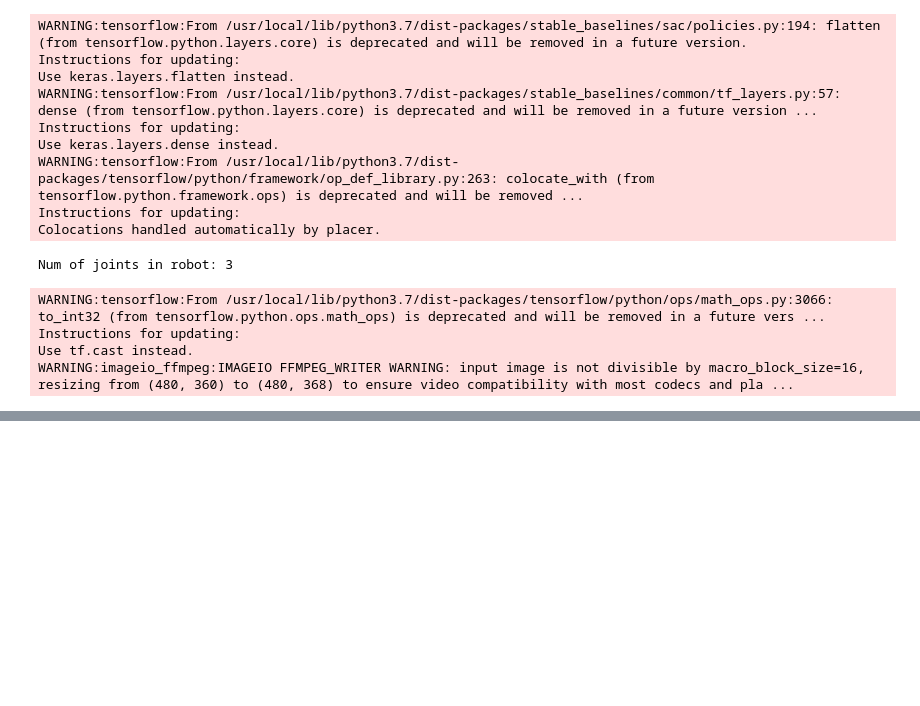
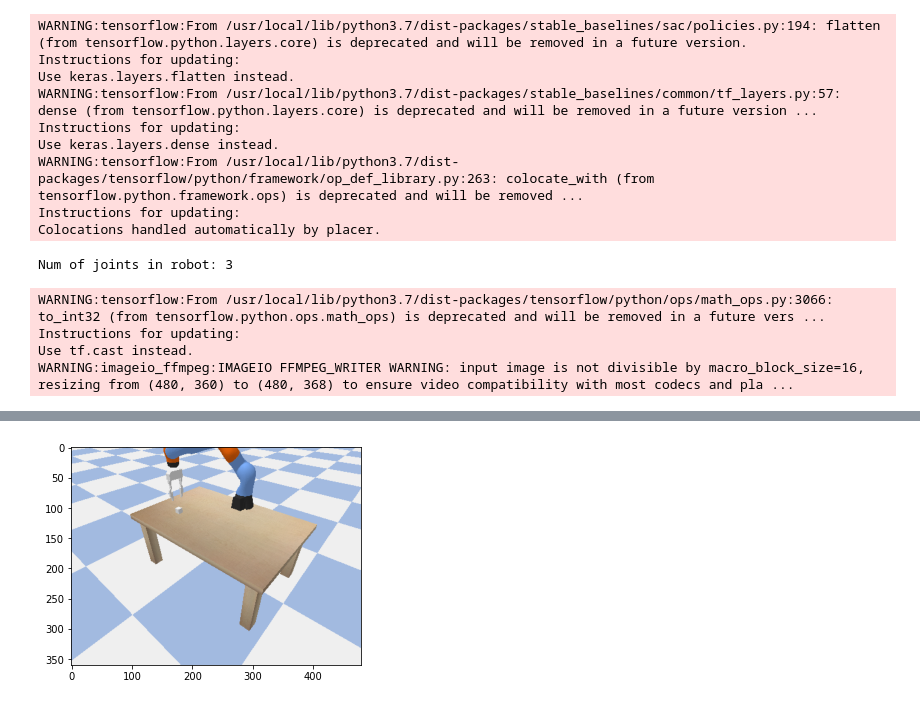
Before and after one commit to ZacharyZekaiXu/ZekaiXu_CrossmodalRecognition, a Jupyter notebook: PusherTask.ipynb, the cells around one changed output, grey strips where cells are left out. Drawn from its saved outputs; the diff is of its cells as text; code cells hidden in the pictures; blank space fills up the shorter version.

```diff
--- a/PusherTask.ipynb
+++ b/PusherTask.ipynb
@@ -338,0 +334,82 @@ HTML('<video width=480 controls><source src="%s" type="video/mp4"></video>' % da
+# %%
+p.connect(p.DIRECT) #or p.GUI for graphical version
+p.setAdditionalSearchPath(pybullet_data.getDataPath())
+p.setGravity(0,0,-10)
+
+plane_id = p.loadURDF("plane.urdf")
+kuka_id = p.loadURDF("kuka_iiwa/model_vr_limits.urdf", 1.400000, -0.200000, 0.600000, 0.000000, 0.000000, 0.000000, 1.000000)
+kuka_gripper_id = p.loadSDF("gripper/wsg50_one_motor_gripper_new_free_base.sdf")[0]
+table_id = p.loadURDF("table/table.urdf", basePosition=[1.0, -0.2, 0.0], baseOrientation=[0, 0, 0.7071, 0.7071])
+cube_id = p.loadURDF("cube.urdf", basePosition=[0.85, -0.2, 0.65], globalScaling=0.05)
+
+# attach gripper to kuka arm
+kuka_cid = p.createConstraint(kuka_id, 6, kuka_gripper_id, 0, p.JOINT_FIXED, [0, 0, 0], [0, 0, 0.05], [0, 0, 0])
+kuka_cid2 = p.createConstraint(kuka_gripper_id, 4, kuka_gripper_id, 6, jointType=p.JOINT_GEAR, jointAxis=[1,1,1], parentFramePosition=[0,0,0], childFramePosition=[0,0,0])
+p.changeConstraint(kuka_cid2, gearRatio=-1, erp=0.5, relativePositionTarget=0, maxForce=100)
+
+# reset kuka
+jointPositions = [-0.000000, -0.000000, 0.000000, 1.570793, 0.000000, -1.036725, 0.000001]
+for jointIndex in range(p.getNumJoints(kuka_id)):
+    p.resetJointState(kuka_id, jointIndex, jointPositions[jointIndex])
+    p.setJointMotorControl2(kuka_id, jointIndex, p.POSITION_CONTROL, jointPositions[jointIndex], 0)
+
+# reset gripper
+p.resetBasePositionAndOrientation(kuka_gripper_id, [0.923103, -0.200000, 1.250036], [-0.000000, 0.964531, -0.000002, -0.263970])
+jointPositions = [0.000000, -0.011130, -0.206421, 0.205143, -0.009999, 0.000000, -0.010055, 0.000000]
+for jointIndex in range(p.getNumJoints(kuka_gripper_id)):
+    p.resetJointState(kuka_gripper_id, jointIndex, jointPositions[jointIndex])
+    p.setJointMotorControl2(kuka_gripper_id, jointIndex, p.POSITION_CONTROL, jointPositions[jointIndex], 0)
+
+num_joints = p.getNumJoints(kuka_id)
+kuka_end_effector_idx = 6
+
+# camera parameters
+cam_target_pos = [.95, -0.2, 0.2]
+cam_distance = 2.05
+cam_yaw, cam_pitch, cam_roll = -50, -40, 0
+cam_width, cam_height = 480, 360
+
+cam_up, cam_up_axis_idx, cam_near_plane, cam_far_plane, cam_fov = [0, 0, 1], 2, 0.01, 100, 60
+
+#video = cv2.VideoWriter('vid.avi', cv2.VideoWriter_fourcc(*'XVID'), 30, (cam_width, cam_height)) # Does not seem to support h264!
+vid = imageio_ffmpeg.write_frames('vid.mp4', (cam_width, cam_height), fps=30)
+vid.send(None) # seed the video writer with a blank frame
+
+for t in range(750):
+    print(f'\rtimestep {t}...', end='')
+
+    if t % 8 == 0: # PyBullet default simulation time step is 240fps, but we want to record video at 30fps.
+        cam_view_matrix = p.computeViewMatrixFromYawPitchRoll(cam_target_pos, cam_distance, cam_yaw, cam_pitch, cam_roll, cam_up_axis_idx)
+        cam_projection_matrix = p.computeProjectionMatrixFOV(cam_fov, cam_width*1./cam_height, cam_near_plane, cam_far_plane)
+        image = p.getCameraImage(cam_width, cam_height, cam_view_matrix, cam_projection_matrix)[2][:, :, :3]
+        #video.write(cv2.cvtColor(image, cv2.COLOR_RGB2BGR))
+        vid.send(np.ascontiguousarray(image))
+
+    target_pos, gripper_val = [0.85, -0.2, 0.97], 0
+    if t >= 150 and t < 250:
+        target_pos, gripper_val = [0.85, -0.2, 0.97], 1 # grab object
+    elif t >= 250 and t < 400:
+        target_pos, gripper_val = [0.85, -0.2, 0.97 + 0.13*(t-250)/150.], 1 # move up after picking object
+    elif t >= 400 and t < 600:
+        target_pos, gripper_val = [0.85, -0.2 + 0.4*(t-400)/200., 1.1], 1 # move to target position
+    elif t >= 600 and t < 700:
+        target_pos, gripper_val = [0.85, 0.2, 1.1], 1 # stop at target position
+    elif t >= 700:
+        target_pos, gripper_val = [0.85, 0.2, 1.1], 0 # drop object
+
+    target_orn = p.getQuaternionFromEuler([0, 1.01*math.pi, 0])
+    joint_poses = p.calculateInverseKinematics(kuka_id, kuka_end_effector_idx, target_pos, target_orn)
+    for j in range (num_joints):
+        p.setJointMotorControl2(bodyIndex=kuka_id, jointIndex=j, controlMode=p.POSITION_CONTROL, targetPosition=joint_poses[j])
+
+    p.setJointMotorControl2(kuka_gripper_id, 4, p.POSITION_CONTROL, targetPosition=gripper_val*0.05, force=100)
+    p.setJointMotorControl2(kuka_gripper_id, 6, p.POSITION_CONTROL, targetPosition=gripper_val*0.05, force=100)
+
+    p.stepSimulation()
+
+plt.imshow(Image.fromarray(image)) # show the last frame
+
+vid.close()
+#video.release()
+p.disconnect()
+# %% [output]
@@ -338,0 +418 @@ HTML('<video width=480 controls><source src="%s" type="video/mp4"></video>' % da
+[figure, added]
```
Also changed, not shown: parts of 14 cells of this notebook.
